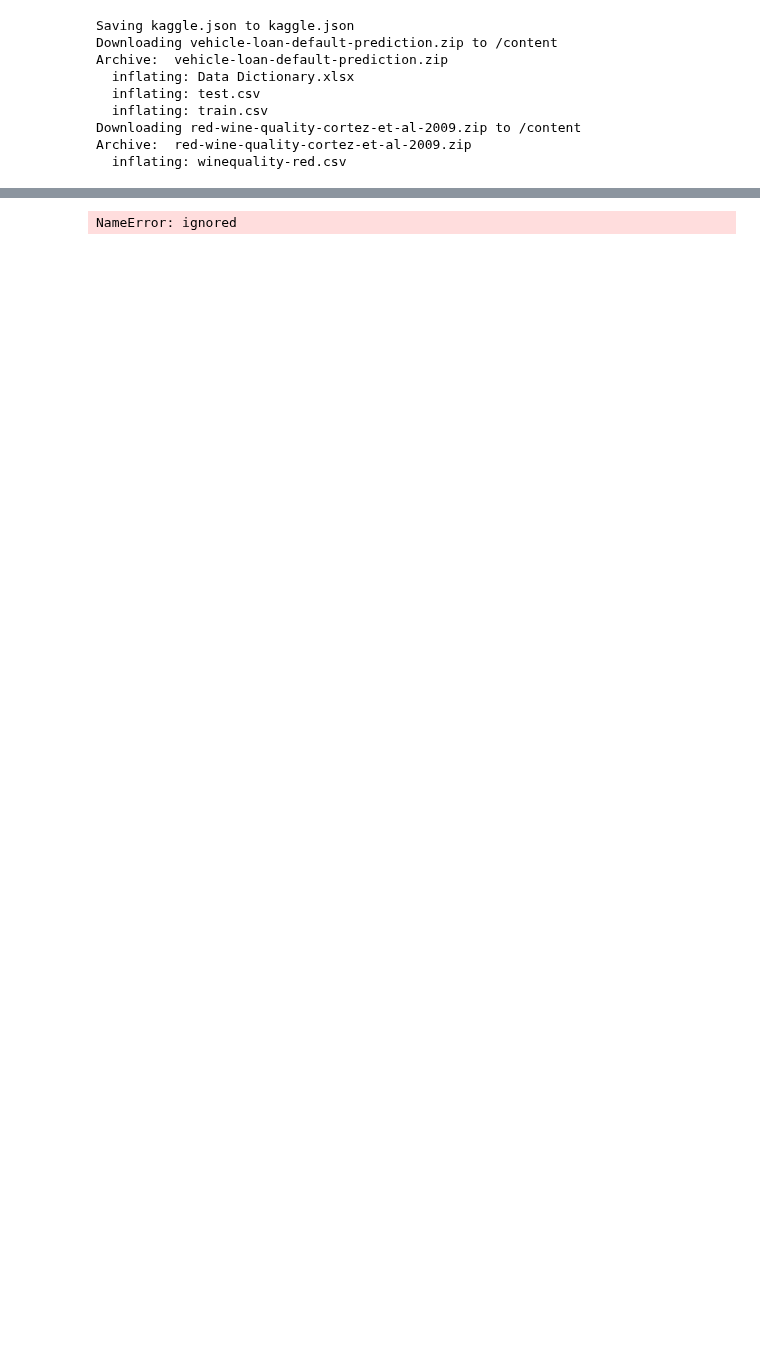
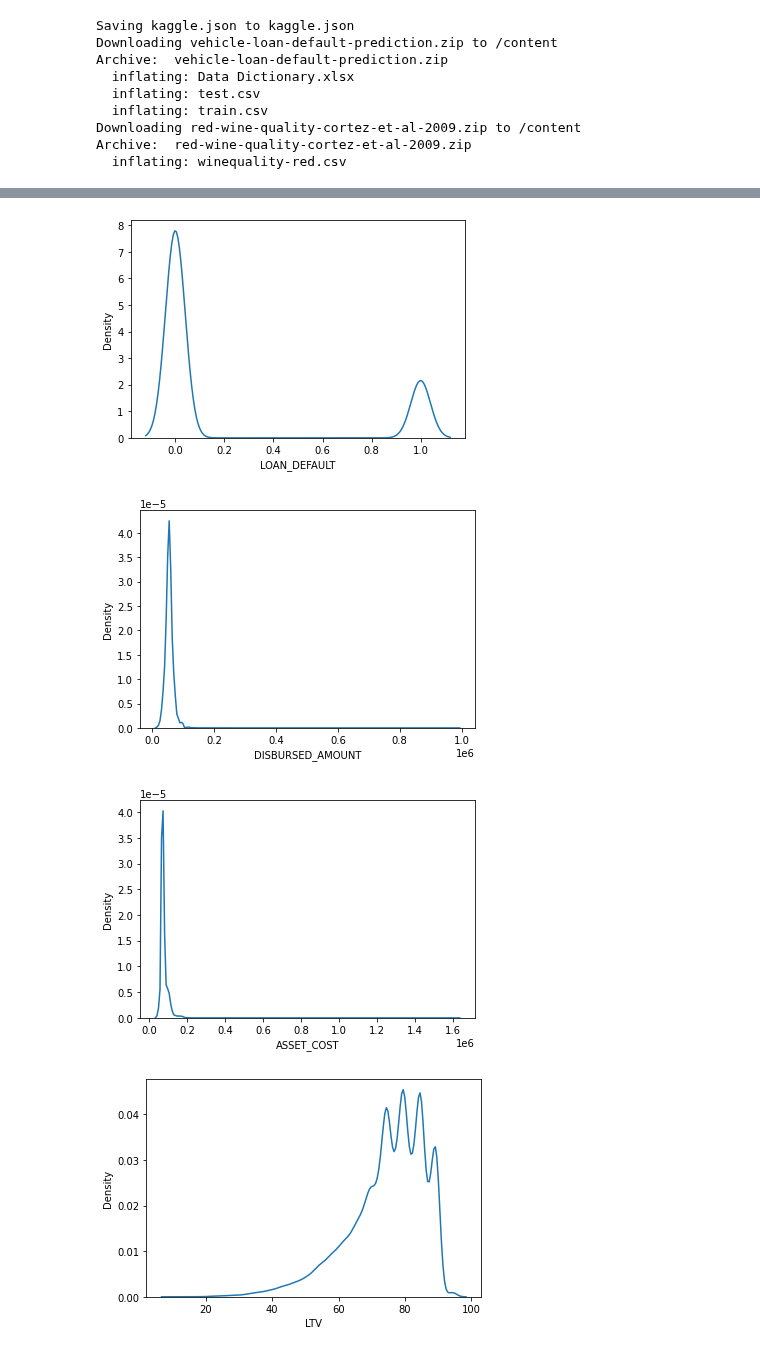
Before and after one commit to kenneth-craig/academyPub, a Jupyter notebook: vehicle_load_analysis.ipynb, the cells around one changed output, grey strips where cells are left out. Drawn from its saved outputs; the diff is of its cells as text; code cells hidden in the pictures; blank space fills up the shorter version.

```diff
--- a/vehicle_load_analysis.ipynb
+++ b/vehicle_load_analysis.ipynb
@@ -159,10 +195,9 @@ test.dtypes
 # %%
 # Let's see if we have duplicated rows:
 feature_analyze_duplicates = ['LOAN_DEFAULT', 'DISBURSED_AMOUNT', 'ASSET_COST', 'LTV',
-                              'EMPLOYMENT_TYPE', 'PERFORM_CNS_SCORE', 'PRI_NO_OF_ACCTS', 'PRI_ACTIVE_ACCTS',
-                              'PRI_OVERDUE_ACCTS', 'PRI_CURRENT_BALANCE', 'PRI_SANCTIONED_AMOUNT', 'PRI_DISBURSED_AMOUNT',
-                              'NEW_ACCTS_IN_LAST_SIX_MONTHS', 'DELINQUENT_ACCTS_IN_LAST_SIX_MONTHS', 'AVERAGE_ACCT_AGE',
-                              'CREDIT_HISTORY_LENGTH', 'NO_OF_INQUIRIES']
+                              'PERFORM_CNS_SCORE', 'PRI_NO_OF_ACCTS', 'PRI_ACTIVE_ACCTS', 'PRI_OVERDUE_ACCTS',
+                              'PRI_CURRENT_BALANCE', 'PRI_SANCTIONED_AMOUNT', 'PRI_DISBURSED_AMOUNT', 'NEW_ACCTS_IN_LAST_SIX_MONTHS',
+                              'DELINQUENT_ACCTS_IN_LAST_SIX_MONTHS', 'NO_OF_INQUIRIES']
 # %%
 print(feature_analyze_duplicates)
 len(feature_analyze_duplicates)
@@ -169,22 +207,24 @@ len(feature_analyze_duplicates)
 # %%
 len(train[train.duplicated(subset = feature_analyze_duplicates, keep=False)])
 
 def drop_duplicate_keep_first(database, list_of_features):
   database = database.drop_duplicates(subset= list_of_features, keep='first')
   return database
 
 train = drop_duplicate_keep_first(train, feature_analyze_duplicates)
 
 # Let's see the features distributions in order to see if we have strange / extrem values
 continuous_feature_analyze_distribution = ['LOAN_DEFAULT', 'DISBURSED_AMOUNT', 'ASSET_COST', 'LTV',
-                              'EMPLOYMENT_TYPE', 'PERFORM_CNS_SCORE', 'PRI_NO_OF_ACCTS', 'PRI_ACTIVE_ACCTS',
-                              'PRI_OVERDUE_ACCTS', 'PRI_CURRENT_BALANCE', 'PRI_SANCTIONED_AMOUNT', 'PRI_DISBURSED_AMOUNT',
-                              'NEW_ACCTS_IN_LAST_SIX_MONTHS', 'DELINQUENT_ACCTS_IN_LAST_SIX_MONTHS', 'AVERAGE_ACCT_AGE',
-                              'CREDIT_HISTORY_LENGTH', 'NO_OF_INQUIRIES']
+                                           'PERFORM_CNS_SCORE', 'PRI_NO_OF_ACCTS', 'PRI_ACTIVE_ACCTS', 'PRI_OVERDUE_ACCTS',
+                                           'PRI_CURRENT_BALANCE', 'PRI_SANCTIONED_AMOUNT', 'PRI_DISBURSED_AMOUNT', 'NEW_ACCTS_IN_LAST_SIX_MONTHS',
+                                            'DELINQUENT_ACCTS_IN_LAST_SIX_MONTHS', 'NO_OF_INQUIRIES']
 
-
+# Plots of individual Features
 for i, col in enumerate(train[continuous_feature_analyze_distribution]):
   plt.figure(i)
   sns.kdeplot(x=col, data=train)
 # %% [output]
-NameError: ignored
+[figure, added]
+[figure, added]
+[figure, added]
+[figure, added]
```
Also changed, not shown: parts of 7 cells of this notebook.
